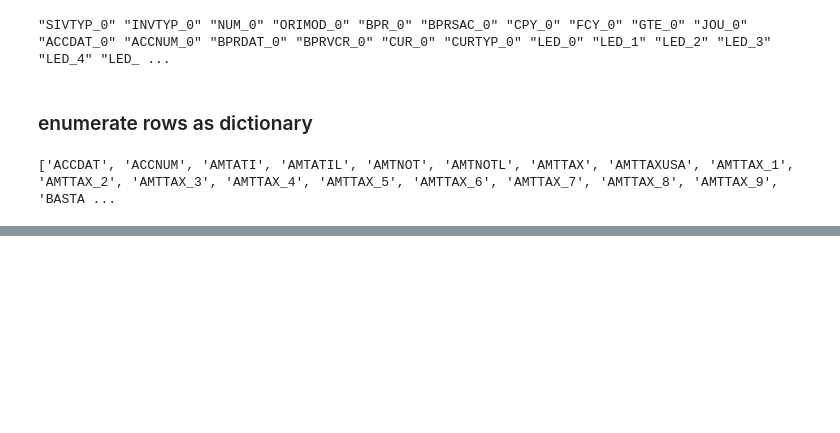
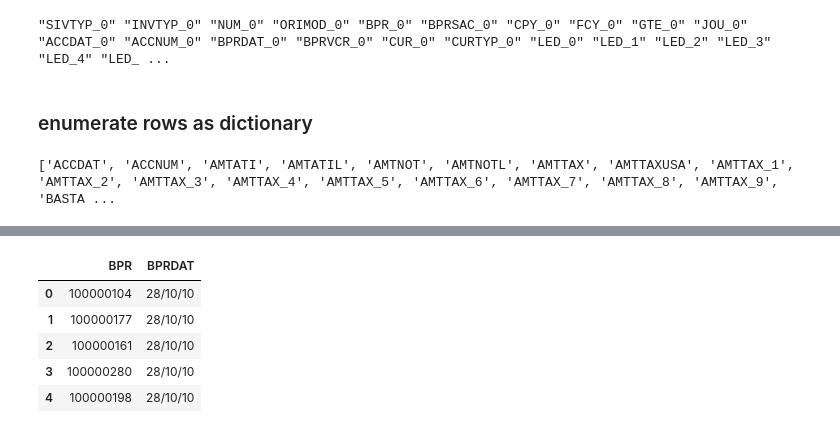
Before and after one commit to sdpython/ensae_projects, a Jupyter notebook: _doc/notebooks/hackathon_2015/times_series.ipynb, the cells around one changed output, grey strips where cells are left out. Saved outputs shown, nothing was run; the diff lists cells and outputs as text; code cells hidden in the pictures; blank space fills up the shorter version.

```diff
--- a/_doc/notebooks/hackathon_2015/times_series.ipynb
+++ b/_doc/notebooks/hackathon_2015/times_series.ipynb
@@ -108,0 +128,9 @@ NameError: name 'infile' is not defined
+# %%
+df.head()
+# %% [output]
+|  | BPR | BPRDAT |
+| 0 | 100000104 | 28/10/10 |
+| 1 | 100000177 | 28/10/10 |
+| 2 | 100000161 | 28/10/10 |
+| 3 | 100000280 | 28/10/10 |
+| 4 | 100000198 | 28/10/10 |
```
Also changed, not shown: parts of 8 cells of this notebook, 3 other files.
